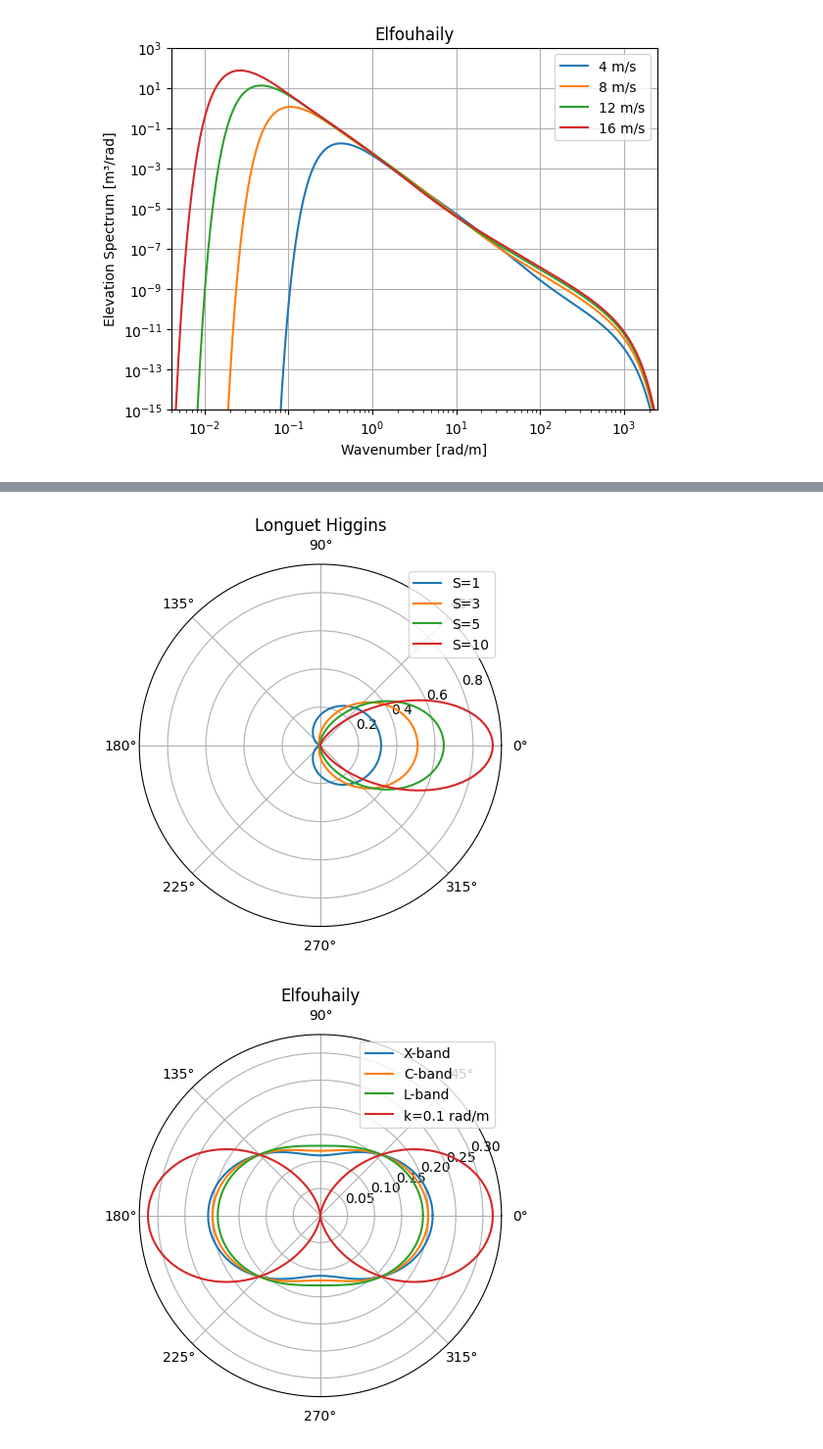
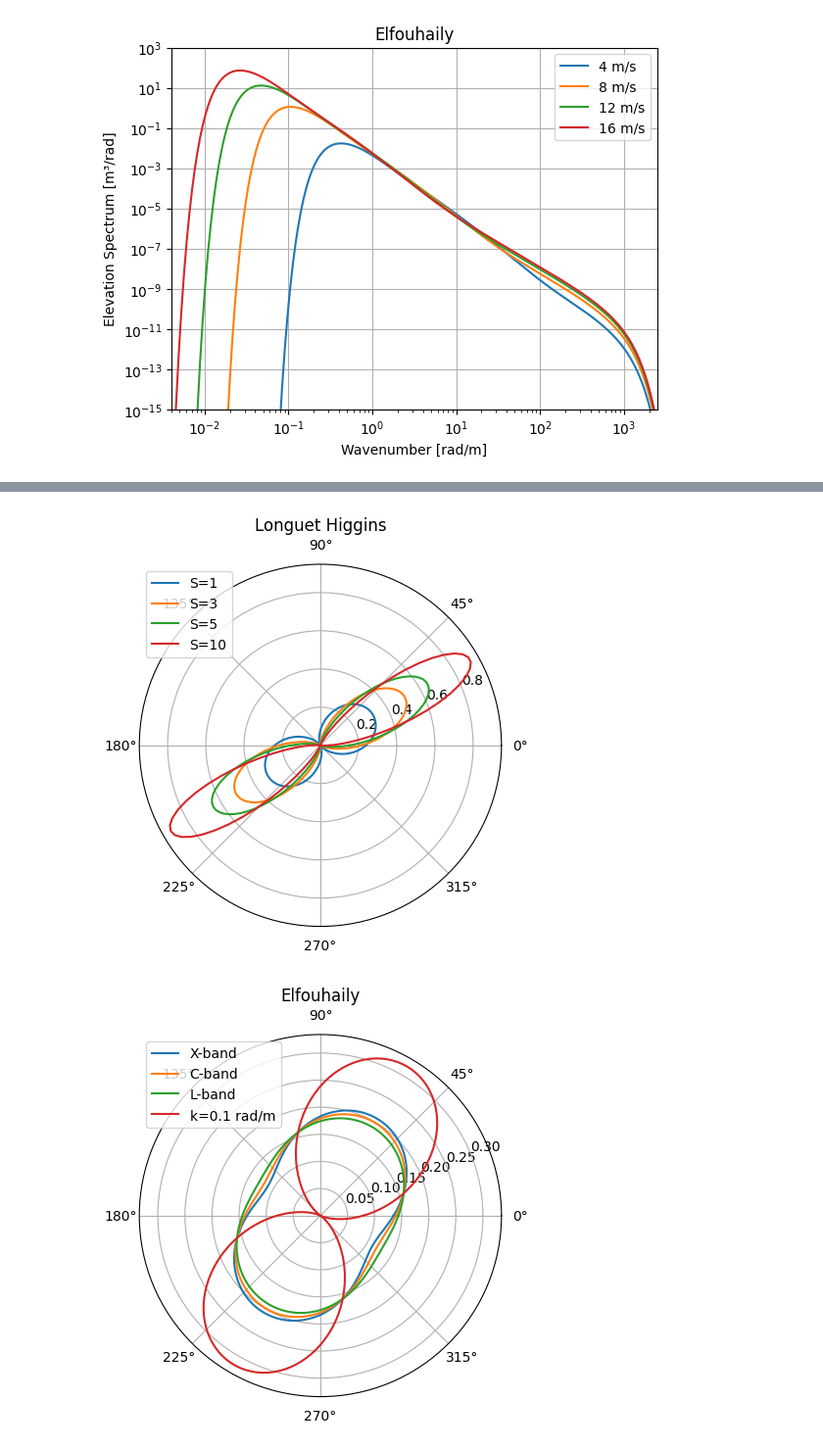
Before and after one commit to eltjonqef/OceanSARImagingSimulator, a Jupyter notebook: models.ipynb, the cells around one changed output, grey strips where cells are left out. Shown: that part at 98% size. Drawn from its saved outputs; the diff is of its cells as text; code cells hidden in the pictures.

Commit message:
fix wrong spreading

```diff
--- a/models.ipynb
+++ b/models.ipynb
@@ -7,7 +7,7 @@ if not os.path.exists(output_folder):
 import numpy as np
 from omnidirectional_spectrum import omnidirectional_spectrum, spectrum_model
 
-wavenumbers=-np.logspace(-3,5,500)
+wavenumbers=np.logspace(-3,5,500)
 windspeeds=[4,8,12,16]
 # %%
 PM=[omnidirectional_spectrum(spectrum=spectrum_model.Pierson_Moskowitz,k=wavenumbers,v=windspeed) for windspeed in windspeeds]
@@ -33,7 +33,7 @@ from spreading_function import spreading_function, spreading_model
 theta=np.linspace(0, 2*np.pi, 200)
 # %%
 n=[2,4,6,8]
-simple_cosine=[spreading_function(function=spreading_model.Simple_Cosine, theta=theta, n=i) for i in n]
+simple_cosine=[spreading_function(function=spreading_model.Simple_Cosine, theta=theta, wind_direction=np.pi/3, n=i) for i in n]
 for model in simple_cosine:
     model.plot(f'{output_folder}/simple_cosine.png')
 # %% [output]
@@ -41,14 +41,14 @@ for model in simple_cosine:
 # %%
 S=[1,3,5,10]
-LH=[spreading_function(function=spreading_model.Longuet_Higgins,theta=theta,S=s) for s in S]
+LH=[spreading_function(function=spreading_model.Longuet_Higgins,theta=theta, wind_direction=np.pi/3,S=s) for s in S]
 for model in LH:
     model.plot(f'{output_folder}/Longuet_Higgins.png')
 # %% [output]
-[figure, old version]
+[figure, new version]
 # %%
 K=[202.68, 110.23, 26.73, 0.1]
-Elfouhaily_spreading=[spreading_function(function=spreading_model.Elfouhaily, theta=theta,k=k, v=8) for k in K]
+Elfouhaily_spreading=[spreading_function(function=spreading_model.Elfouhaily, theta=theta, wind_direction=np.pi/3,k=k, v=8) for k in K]
 for model in Elfouhaily_spreading:
     model.plot(f'{output_folder}/Elfouhaily_Spreading.png')
 # %% [output]
-[figure, old version]
+[figure, new version]
```
Also changed, not shown: parts of 2 cells of this notebook, 4 other files.
